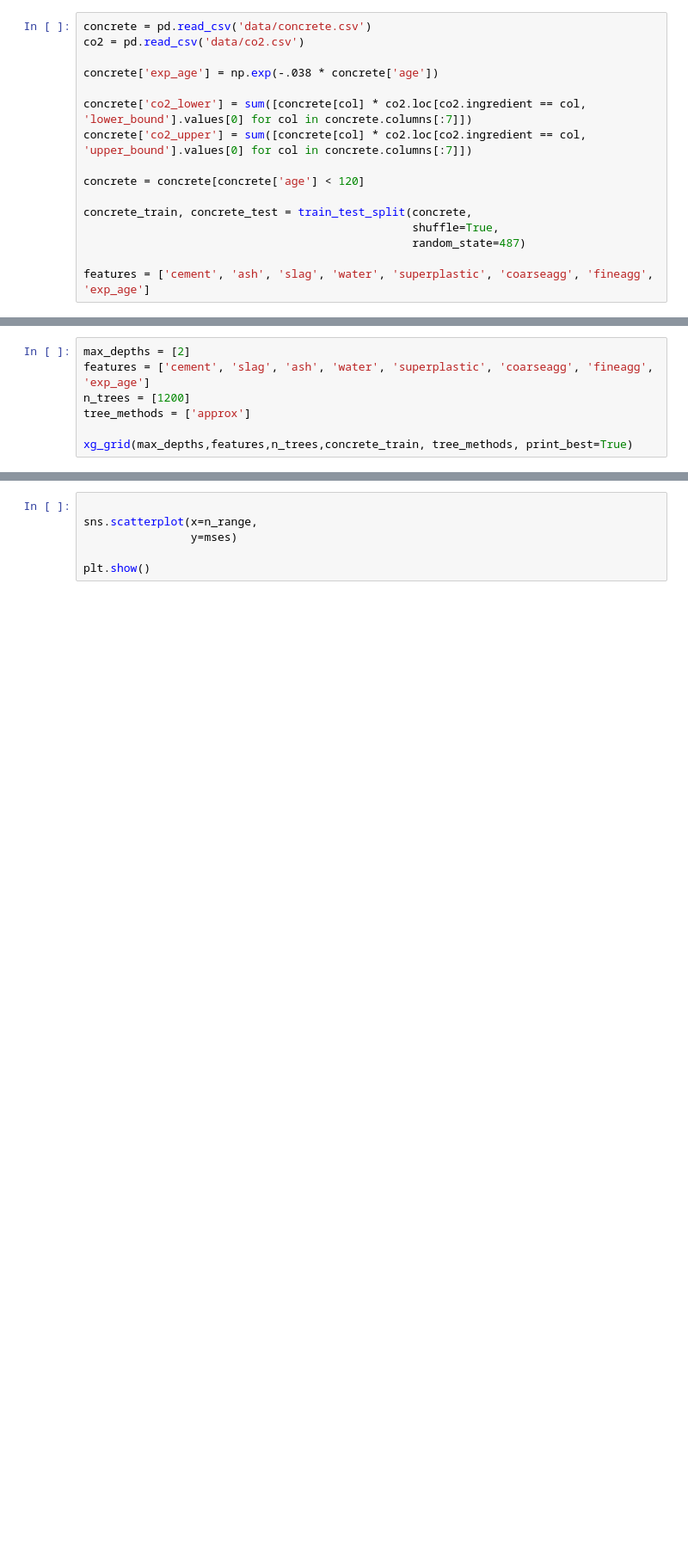
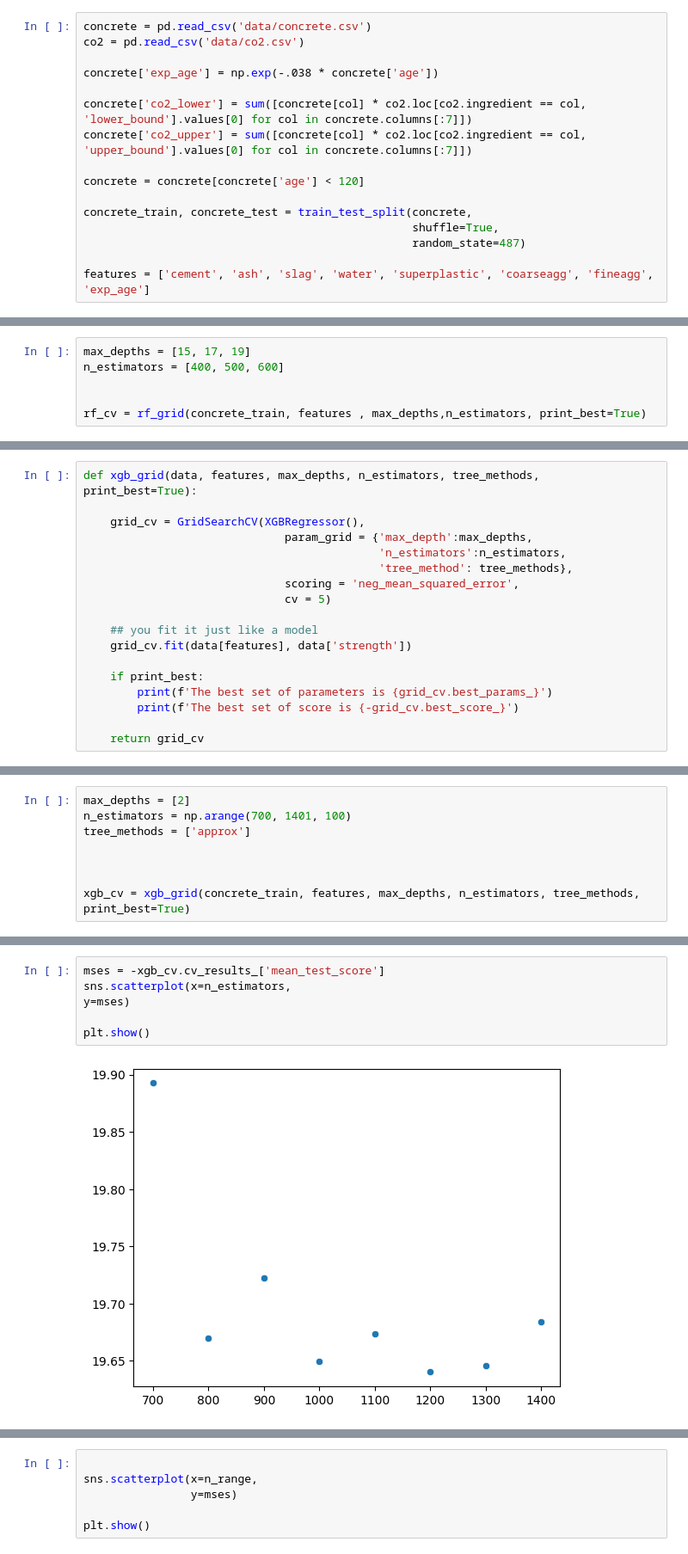
Before and after one commit to genserk/Concrete, a Jupyter notebook: Concrete.ipynb, the cells around one changed output, grey strips where cells are left out. Shown at 86% size. Saved outputs shown, nothing was run; the diff lists cells and outputs as text; blank space fills up the shorter version.

```diff
--- a/Concrete.ipynb
+++ b/Concrete.ipynb
@@ -336,7 +278,0 @@ def xg_grid(max_depths,features,n_trees,concrete_train, tree_methods, print_best
-# %%
-max_depths = [2]
-features = ['cement', 'slag', 'ash', 'water', 'superplastic', 'coarseagg', 'fineagg', 'exp_age']
-n_trees = [1200]
-tree_methods = ['approx']
-
-xg_grid(max_depths,features,n_trees,concrete_train, tree_methods, print_best=True)
@@ -532,0 +322,6 @@ mses = - mlp_grid(hidden_layer_sizes,features,activations,concrete_train, learni
+# %%
+max_depths = [15, 17, 19]
+n_estimators = [400, 500, 600]
+
+
+rf_cv = rf_grid(concrete_train, features , max_depths,n_estimators, print_best=True)
@@ -532,0 +337,18 @@ mses = - mlp_grid(hidden_layer_sizes,features,activations,concrete_train, learni
+# %%
+def xgb_grid(data, features, max_depths, n_estimators, tree_methods, print_best=True):
+
+    grid_cv = GridSearchCV(XGBRegressor(),
+                              param_grid = {'max_depth':max_depths,
+                                            'n_estimators':n_estimators,
+                                            'tree_method': tree_methods},
+                              scoring = 'neg_mean_squared_error',
+                              cv = 5)
+
+    ## you fit it just like a model
+    grid_cv.fit(data[features], data['strength'])
+
+    if print_best:
+        print(f'The best set of parameters is {grid_cv.best_params_}')
+        print(f'The best set of score is {-grid_cv.best_score_}')
+
+    return grid_cv
@@ -532,0 +366,8 @@ mses = - mlp_grid(hidden_layer_sizes,features,activations,concrete_train, learni
+# %%
+max_depths = [2]
+n_estimators = np.arange(700, 1401, 100)
+tree_methods = ['approx']
+
+
+
+xgb_cv = xgb_grid(concrete_train, features, max_depths, n_estimators, tree_methods, print_best=True)
@@ -532,0 +379,8 @@ mses = - mlp_grid(hidden_layer_sizes,features,activations,concrete_train, learni
+# %%
+mses = -xgb_cv.cv_results_['mean_test_score']
+sns.scatterplot(x=n_estimators,
+y=mses)
+
+plt.show()
+# %% [output]
+[figure, added]
```
Also changed, not shown: parts of 113 cells of this notebook.
